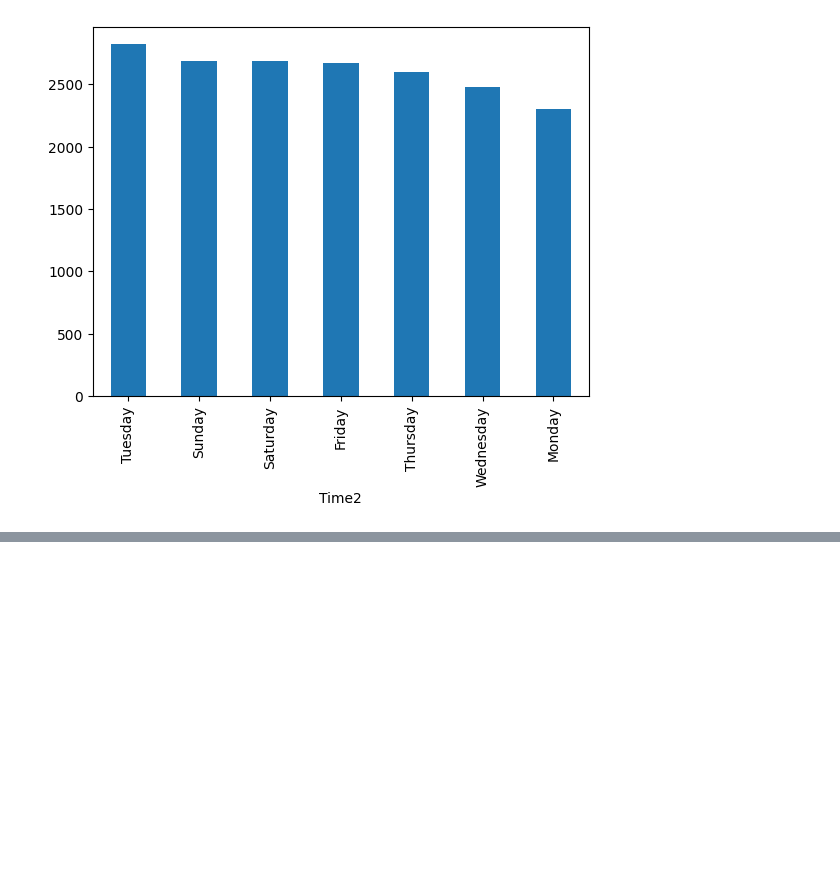
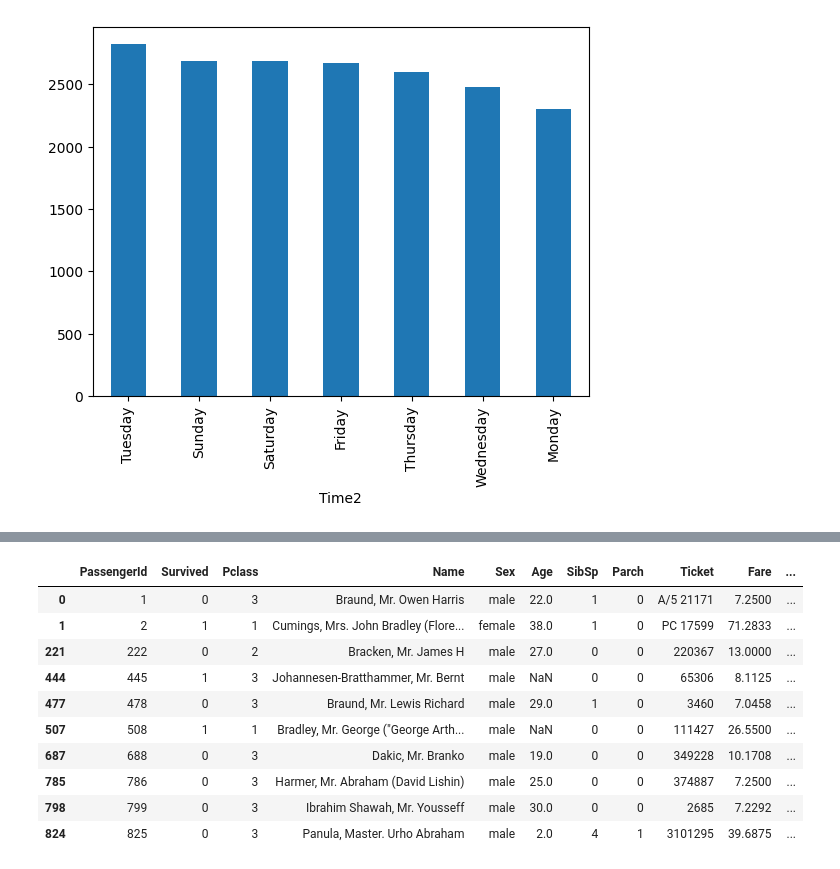
Before and after one commit to inancarin/DSA201_2026_2027_FALL, a Jupyter notebook: Week05/Lecture/pandas2_lecture_notes.ipynb, the cells around one changed output, grey strips where cells are left out. Drawn from its saved outputs; the diff is of its cells as text; code cells hidden in the pictures; blank space fills up the shorter version.

```diff
--- a/Week05/Lecture/pandas2_lecture_notes.ipynb
+++ b/Week05/Lecture/pandas2_lecture_notes.ipynb
@@ -484,0 +582,3 @@ ufos["Time2"].dt.day_name().value_counts().plot(kind="bar")
+# %%
+titanic = pd.read_csv("http://bit.ly/kaggletrain")
+titanic.head()
@@ -484,0 +615,16 @@ ufos["Time2"].dt.day_name().value_counts().plot(kind="bar")
+# %%
+# filter the passengers whose lastname contains "bra" or "Bra" or "BRa" etc in any form - INCORRECT SOLUTION
+
+titanic[titanic["Name"].str.lower().str.contains("bra")]
+# %% [output]
+|  | PassengerId | Survived | Pclass | Name | Sex | Age | SibSp | Parch | Ticket | Fare | ... |
+| 0 | 1 | 0 | 3 | Braund, Mr. Owen Harris | male | 22.0 | 1 | 0 | A/5 21171 | 7.2500 | ... |
+| 1 | 2 | 1 | 1 | Cumings, Mrs. John Bradley (Flore... | female | 38.0 | 1 | 0 | PC 17599 | 71.2833 | ... |
+| 221 | 222 | 0 | 2 | Bracken, Mr. James H | male | 27.0 | 0 | 0 | 220367 | 13.0000 | ... |
+| 444 | 445 | 1 | 3 | Johannesen-Bratthammer, Mr. Bernt | male | NaN | 0 | 0 | 65306 | 8.1125 | ... |
+| 477 | 478 | 0 | 3 | Braund, Mr. Lewis Richard | male | 29.0 | 1 | 0 | 3460 | 7.0458 | ... |
+| 507 | 508 | 1 | 1 | Bradley, Mr. George ("George Arth... | male | NaN | 0 | 0 | 111427 | 26.5500 | ... |
+| 687 | 688 | 0 | 3 | Dakic, Mr. Branko | male | 19.0 | 0 | 0 | 349228 | 10.1708 | ... |
+| 785 | 786 | 0 | 3 | Harmer, Mr. Abraham (David Lishin) | male | 25.0 | 0 | 0 | 374887 | 7.2500 | ... |
+| 798 | 799 | 0 | 3 | Ibrahim Shawah, Mr. Yousseff | male | 30.0 | 0 | 0 | 2685 | 7.2292 | ... |
+| 824 | 825 | 0 | 3 | Panula, Master. Urho Abraham | male | 2.0 | 4 | 1 | 3101295 | 39.6875 | ... |
```
Also changed, not shown: parts of 20 cells of this notebook.
